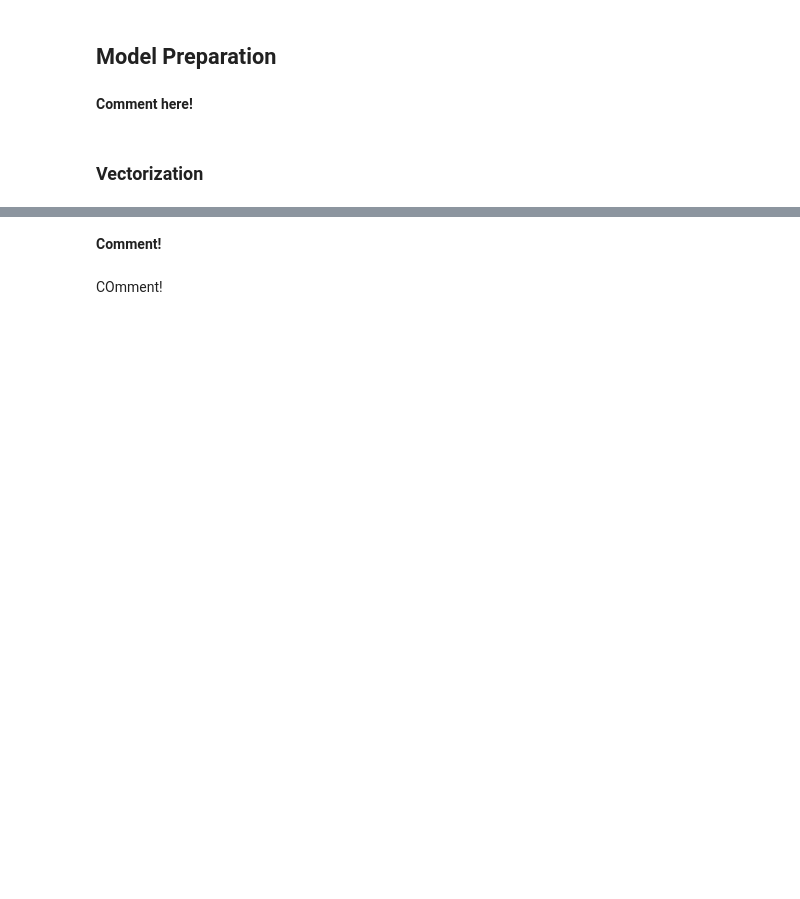
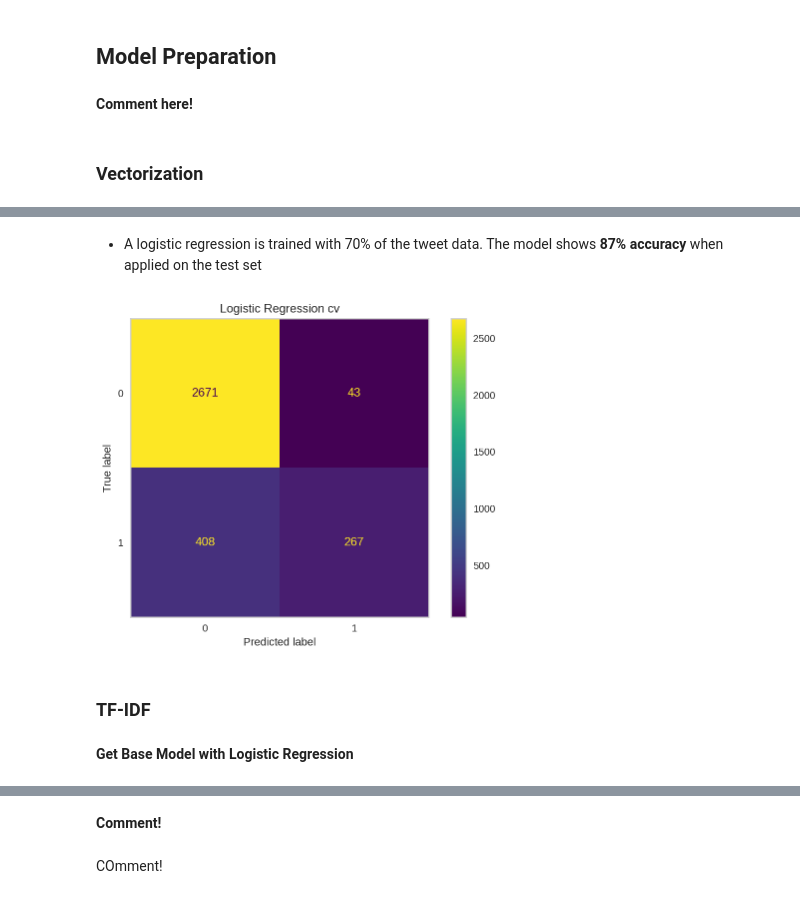
Before and after one commit to jadecebeci/Twitter-Sentiment-Analysis-on-Airlines, a Jupyter notebook: Preprocessing_and_Modeling.ipynb, the cells around one changed output, grey strips where cells are left out. Drawn from its saved outputs; the diff is of its cells as text; code cells hidden in the pictures; blank space fills up the shorter version.

Commit message:
Modeling

```diff
--- a/Preprocessing_and_Modeling.ipynb
+++ b/Preprocessing_and_Modeling.ipynb
@@ -493,0 +402,6 @@ weighted avg       0.80      0.83      0.79      2824
+# %%
+cv = CountVectorizer(min_df=5, max_df=0.70)
+X = cv.fit_transform(df.text)
+y = df['airline_sentiment']
+
+X_train, X_test, y_train, y_test = train_test_split(X, y, test_size=.30, random_state=42)
@@ -493,0 +410,12 @@ weighted avg       0.80      0.83      0.79      2824
+# %%
+logReg = LogisticRegression(max_iter=1000, C = 0.02).fit(X_train, y_train)
+y_pred = logReg.predict(X_test)
+
+print("Logistic Regression Accuracy: %0.2f%%" % (100 * logReg.score(X_test, y_test)))
+
+training_accuracy = logReg.score(X_train, y_train)
+test_accuracy = logReg.score(X_test, y_test)
+
+print("Accuracy on training data: %0.2f" % (training_accuracy))
+print("Accuracy on test data:     %0.2f" % (test_accuracy))
+print(classification_report(y_test,y_pred))
@@ -493,0 +434,10 @@ weighted avg       0.80      0.83      0.79      2824
+# %% [markdown]
+- A logistic regression is trained with 70% of the tweet data. The model shows **87% accuracy** when applied on the test set
+# %%
+disp = plot_confusion_matrix(logReg, X_test, y_test)
+disp.ax_.set_title('Logistic Regression cv')
+plt.grid(None)
+# %% [output]
+[figure, added]
+# %% [markdown]
+### TF-IDF
@@ -493,0 +450,2 @@ weighted avg       0.80      0.83      0.79      2824
+# %% [markdown]
+**Get Base Model with Logistic Regression**
```
Also changed, not shown: parts of 50 cells of this notebook.
